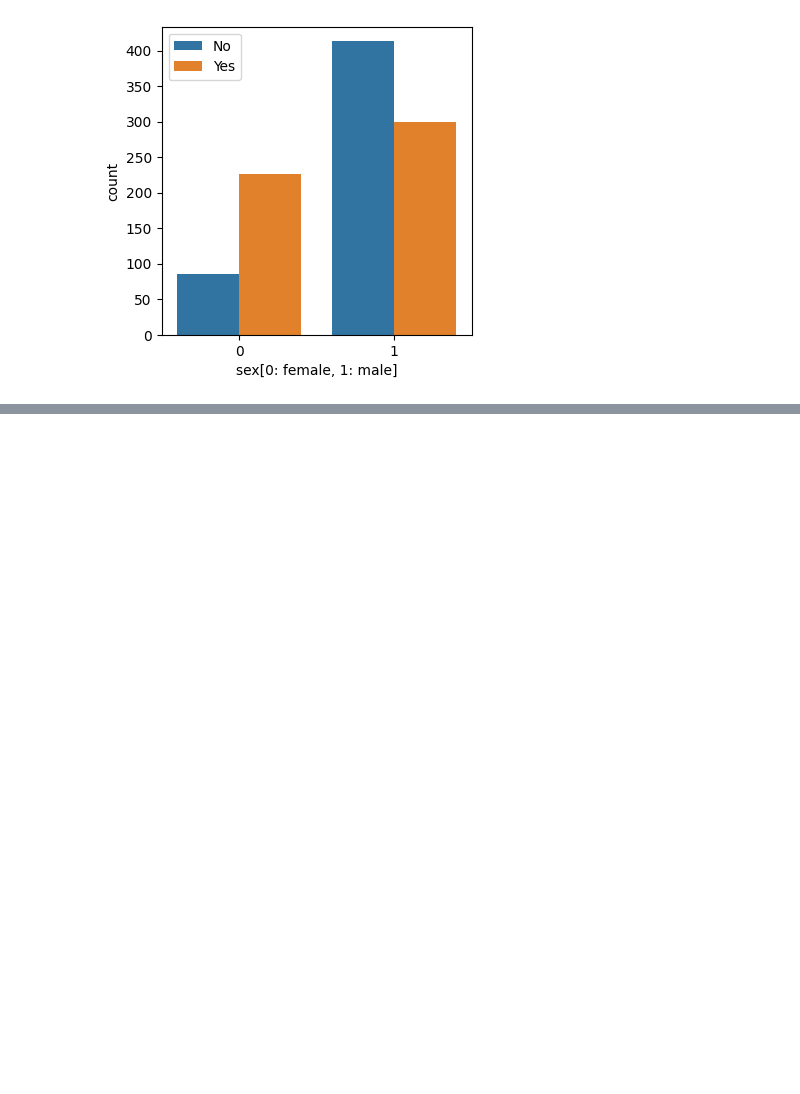
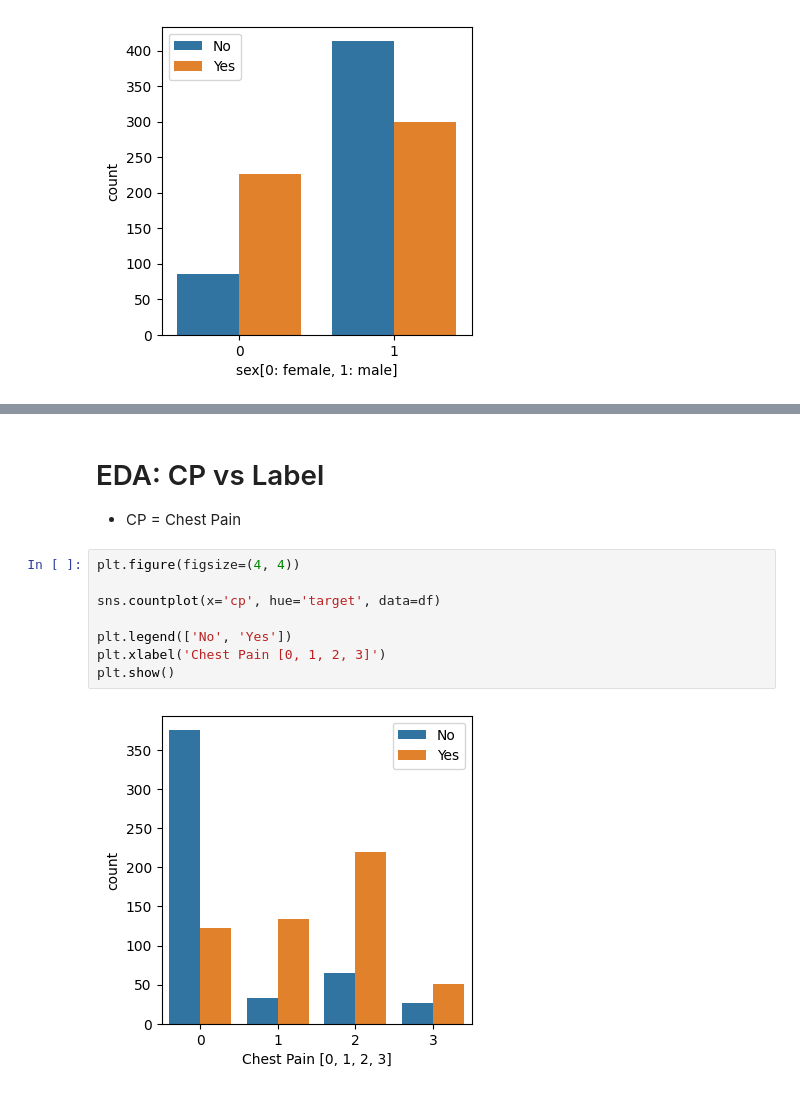
Before and after one commit to drawcodeboy/bigdata_class, a Jupyter notebook: bigdata_class.ipynb, the cells around one changed output, grey strips where cells are left out. Cells and saved outputs as stored; diff of their text form; blank space fills up the shorter version.

```diff
--- a/bigdata_class.ipynb
+++ b/bigdata_class.ipynb
@@ -61,0 +70,13 @@ plt.show()
+# %% [markdown]
+# EDA: CP vs Label
+* CP =  Chest Pain
+# %%
+plt.figure(figsize=(4, 4))
+
+sns.countplot(x='cp', hue='target', data=df)
+
+plt.legend(['No', 'Yes'])
+plt.xlabel('Chest Pain [0, 1, 2, 3]')
+plt.show()
+# %% [output]
+[figure, added]
```
Also changed, not shown: parts of 2 cells of this notebook.
